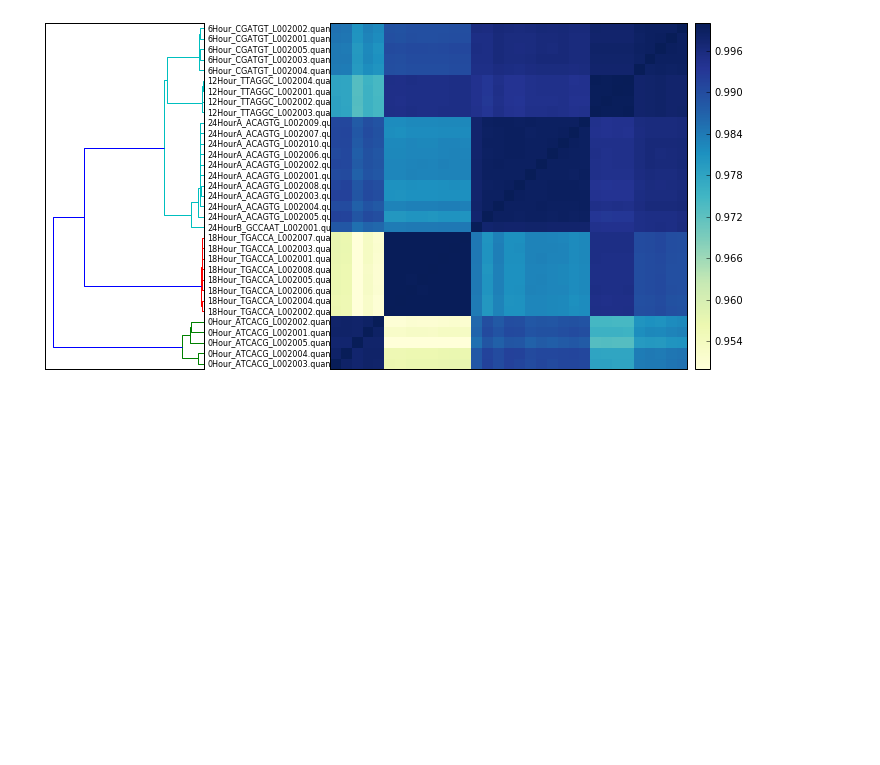
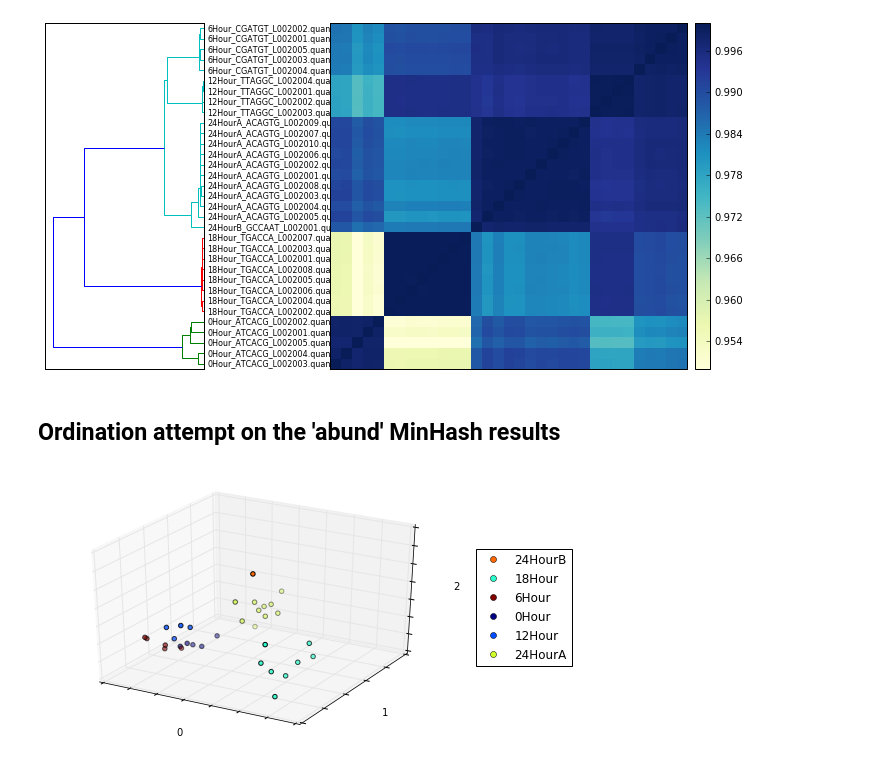
Before and after one commit to brooksph/2016-sourmash-abundstuff, a Jupyter notebook: abundance-foo.ipynb, the cells around one changed output. Saved outputs shown, nothing was run; the diff lists cells and outputs as text; code cells hidden in the pictures; blank space fills up the shorter version.

Commit message:
update with ordination

```diff
--- a/abundance-foo.ipynb
+++ b/abundance-foo.ipynb
@@ -80,3 +80,5 @@ _ = fig.plot_composite_matrix(salmon, salmon_labels, vmin=0.95)
 # %% [output]
 0.949106776371 1.0
 [figure]
+# %% [markdown]
+## Ordination attempt on the 'abund' MinHash results
@@ -82,0 +88,18 @@ _ = fig.plot_composite_matrix(salmon, salmon_labels, vmin=0.95)
+# %%
+# make a symmetric distance matrix
+Dsym = 1- (D + D.T) / 2.0
+dm = DistanceMatrix(Dsym, labels)
+
+# do a PCoA
+pcoa_results = pcoa(dm)
+# %%
+# plot, colored by timepoint.
+import pandas as pd
+d = {}
+for l in labels:
+    d[l] = { 'timepoint': l.split('_')[0] }
+
+df = pd.DataFrame.from_dict(d, orient='index')
+_ = pcoa_results.plot(df=df, column='timepoint')
+# %% [output]
+[figure, added]
```
Also changed, not shown: parts of 1 cell of this notebook.
